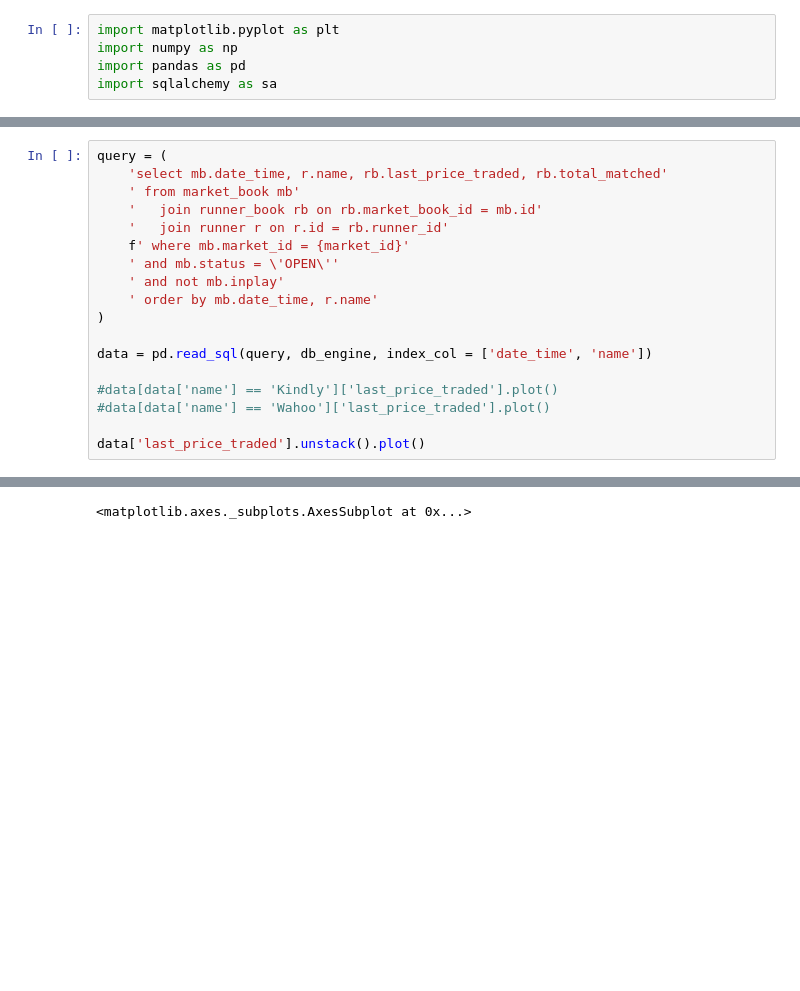
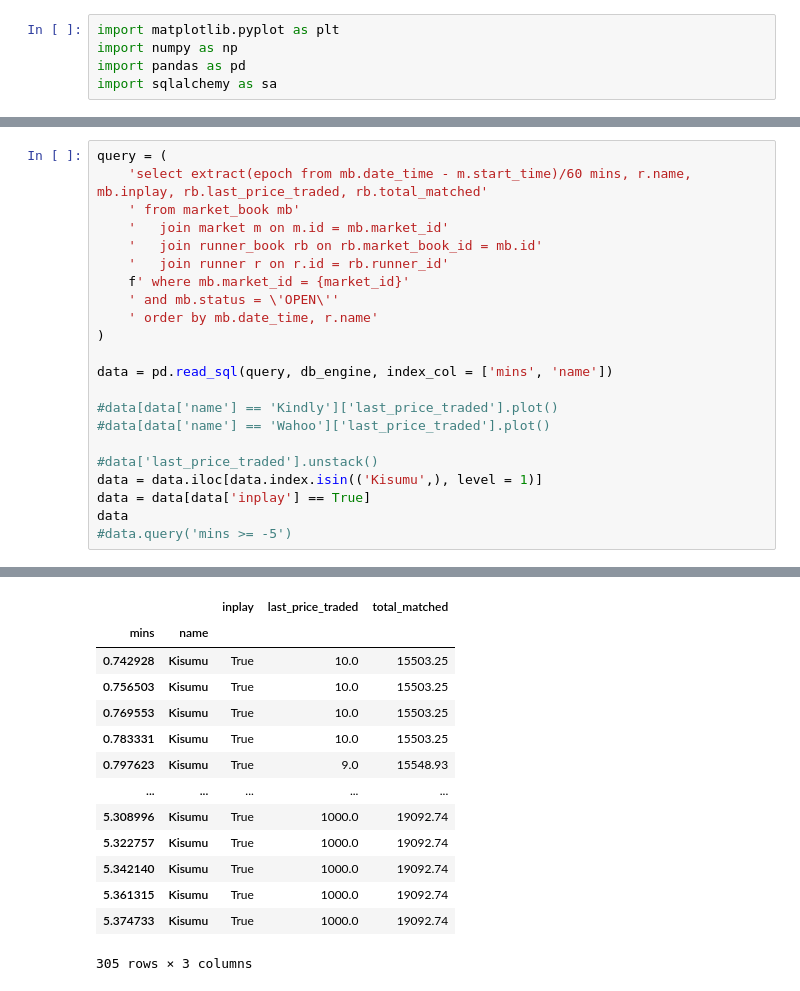
Before and after one commit to GrahamJC/BetfairLogger, a Jupyter notebook: Matplotlib.ipynb, the cells around one changed output, grey strips where cells are left out. Cells and saved outputs as stored; diff of their text form; blank space fills up the shorter version.

```diff
--- a/Matplotlib.ipynb
+++ b/Matplotlib.ipynb
@@ -27,19 +27,23 @@ runners
 # %%
 query = (
-    'select mb.date_time, r.name, rb.last_price_traded, rb.total_matched'
+    'select extract(epoch from mb.date_time - m.start_time)/60 mins, r.name, mb.inplay, rb.last_price_traded, rb.total_matched'
     ' from market_book mb'
+    '   join market m on m.id = mb.market_id'
     '   join runner_book rb on rb.market_book_id = mb.id'
     '   join runner r on r.id = rb.runner_id'
     f' where mb.market_id = {market_id}'
     ' and mb.status = \'OPEN\''
-    ' and not mb.inplay'
     ' order by mb.date_time, r.name'
 )
 
-data = pd.read_sql(query, db_engine, index_col = ['date_time', 'name'])
+data = pd.read_sql(query, db_engine, index_col = ['mins', 'name'])
 
 #data[data['name'] == 'Kindly']['last_price_traded'].plot()
 #data[data['name'] == 'Wahoo']['last_price_traded'].plot()
 
-data['last_price_traded'].unstack().plot()
+#data['last_price_traded'].unstack()
+data = data.iloc[data.index.isin(('Kisumu',), level = 1)]
+data = data[data['inplay'] == True]
+data
+#data.query('mins >= -5')
 # %% [output]
@@ -48 +50,14 @@ data['last_price_traded'].unstack().plot()
+|  |  | inplay | last_price_traded | total_matched |
+| mins | name |  |  |  |
+| 0.742928 | Kisumu | True | 10.0 | 15503.25 |
+| 0.756503 | Kisumu | True | 10.0 | 15503.25 |
+| 0.769553 | Kisumu | True | 10.0 | 15503.25 |
+| 0.783331 | Kisumu | True | 10.0 | 15503.25 |
+| 0.797623 | Kisumu | True | 9.0 | 15548.93 |
+| ... | ... | ... | ... | ... |
+| 5.308996 | Kisumu | True | 1000.0 | 19092.74 |
+| 5.322757 | Kisumu | True | 1000.0 | 19092.74 |
+| 5.342140 | Kisumu | True | 1000.0 | 19092.74 |
+| 5.361315 | Kisumu | True | 1000.0 | 19092.74 |
+| 5.374733 | Kisumu | True | 1000.0 | 19092.74 |
-<matplotlib.axes._subplots.AxesSubplot at 0x...>
+305 rows × 3 columns
```
Also changed, not shown: parts of 5 cells of this notebook, 5 other files.
